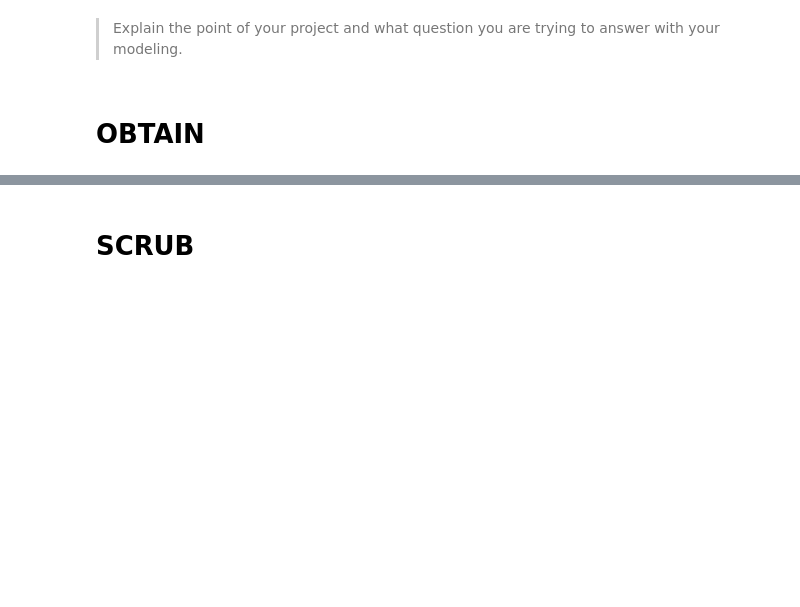
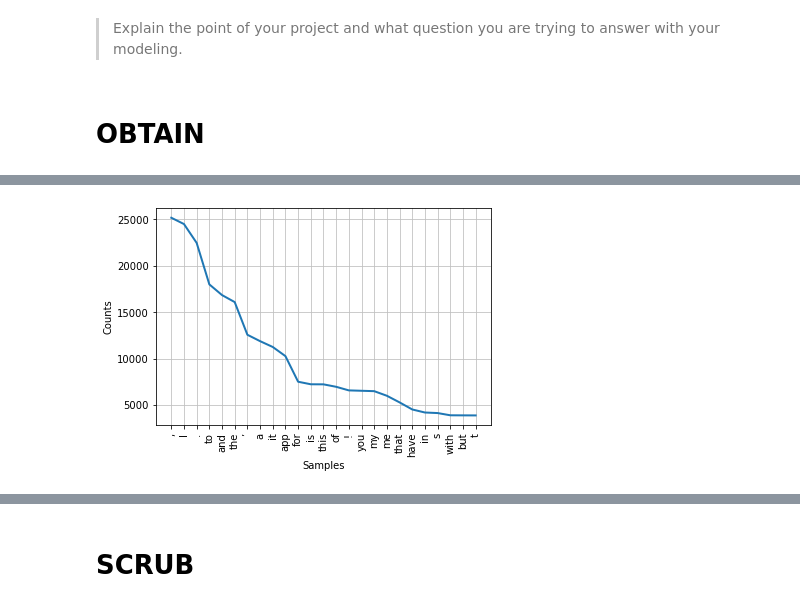
Before and after one commit to ds-leehanjin/app-reviews-nlp-sentiment-analysis, a Jupyter notebook: index.ipynb, the cells around one changed output, grey strips where cells are left out. Saved outputs shown, nothing was run; the diff lists cells and outputs as text; code cells hidden in the pictures; blank space fills up the shorter version.

```diff
--- a/index.ipynb
+++ b/index.ipynb
@@ -73,4 +134,4 @@ df
 # %%
-df[df['review'].isna()]
+df = df[df['review'].isna()==False]
 # %%
 df[df['isEdited']==True]
@@ -96,6 +188,6 @@ corpus
 # %%
 ## Convert Corpus to Tokens
-tokens = word_tokenize(corpus)
+tokens = word_tokenize(','.join(corpus))
 # %%
 ## Check first 5 tokens
 print(tokens[:5])
@@ -101,0 +196,4 @@ print(tokens[:5])
+# %%
+## Get FreqDist and plot the 25 most_common tokens
+freq = FreqDist(tokens)
+freq.most_common(100)
@@ -101,0 +218,4 @@ print(tokens[:5])
+# %%
+freq.plot(25);
+# %% [output]
+[figure, added]
```
Also changed, not shown: parts of 17 cells of this notebook, 2 other files.
